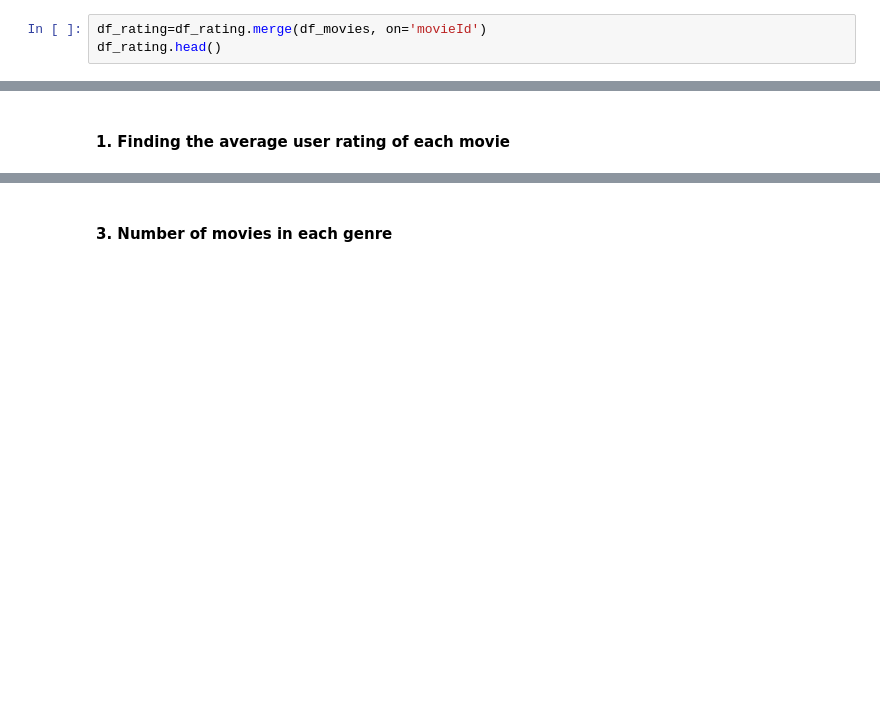
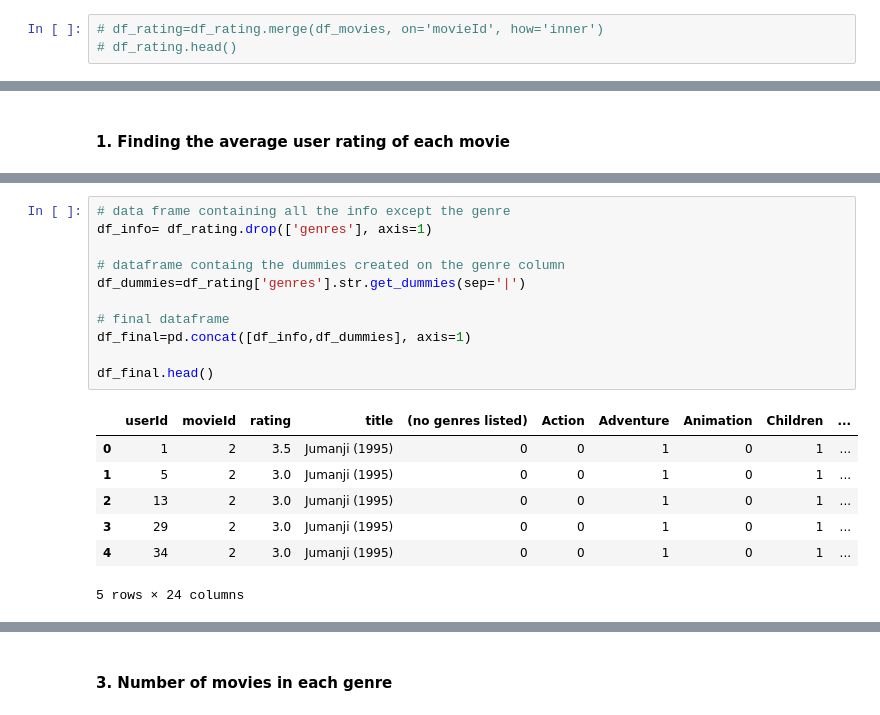
Before and after one commit to revabharara/Movie-Recommendation-System, a Jupyter notebook: Collaborative filtering based movie recommendation system.ipynb, the cells around one changed output, grey strips where cells are left out. Cells and saved outputs as stored; diff of their text form; blank space fills up the shorter version.

```diff
--- a/Collaborative filtering based movie recommendation system.ipynb
+++ b/Collaborative filtering based movie recommendation system.ipynb
@@ -120,5 +121,5 @@ dtype: int64
 
 #### We now need to join the *'title'* and *'genres'* column from df_movies to df_rating and store it
 # %%
-df_rating=df_rating.merge(df_movies, on='movieId')
-df_rating.head()
+# df_rating=df_rating.merge(df_movies, on='movieId', how='inner')
+# df_rating.head()
@@ -170,0 +227,19 @@ dtype: int64
+# %%
+# data frame containing all the info except the genre
+df_info= df_rating.drop(['genres'], axis=1)
+
+# dataframe containg the dummies created on the genre column
+df_dummies=df_rating['genres'].str.get_dummies(sep='|')
+
+# final dataframe
+df_final=pd.concat([df_info,df_dummies], axis=1)
+
+df_final.head()
+# %% [output]
+|  | userId | movieId | rating | title | (no genres listed) | Action | Adventure | Animation | Children | ... |
+| 0 | 1 | 2 | 3.5 | Jumanji (1995) | 0 | 0 | 1 | 0 | 1 | ... |
+| 1 | 5 | 2 | 3.0 | Jumanji (1995) | 0 | 0 | 1 | 0 | 1 | ... |
+| 2 | 13 | 2 | 3.0 | Jumanji (1995) | 0 | 0 | 1 | 0 | 1 | ... |
+| 3 | 29 | 2 | 3.0 | Jumanji (1995) | 0 | 0 | 1 | 0 | 1 | ... |
+| 4 | 34 | 2 | 3.0 | Jumanji (1995) | 0 | 0 | 1 | 0 | 1 | ... |
+5 rows × 24 columns
```
Also changed, not shown: parts of 25 cells of this notebook.
